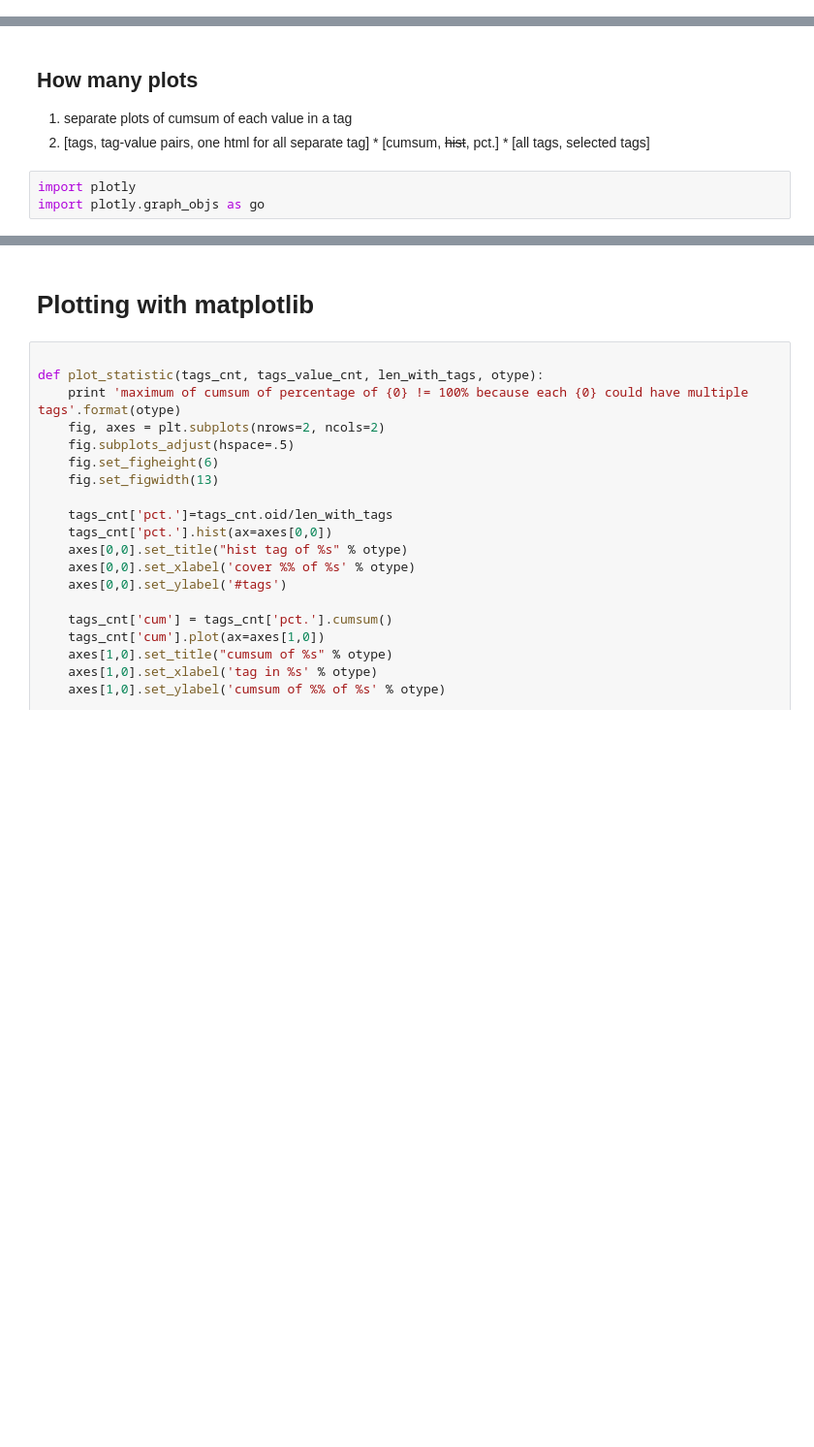
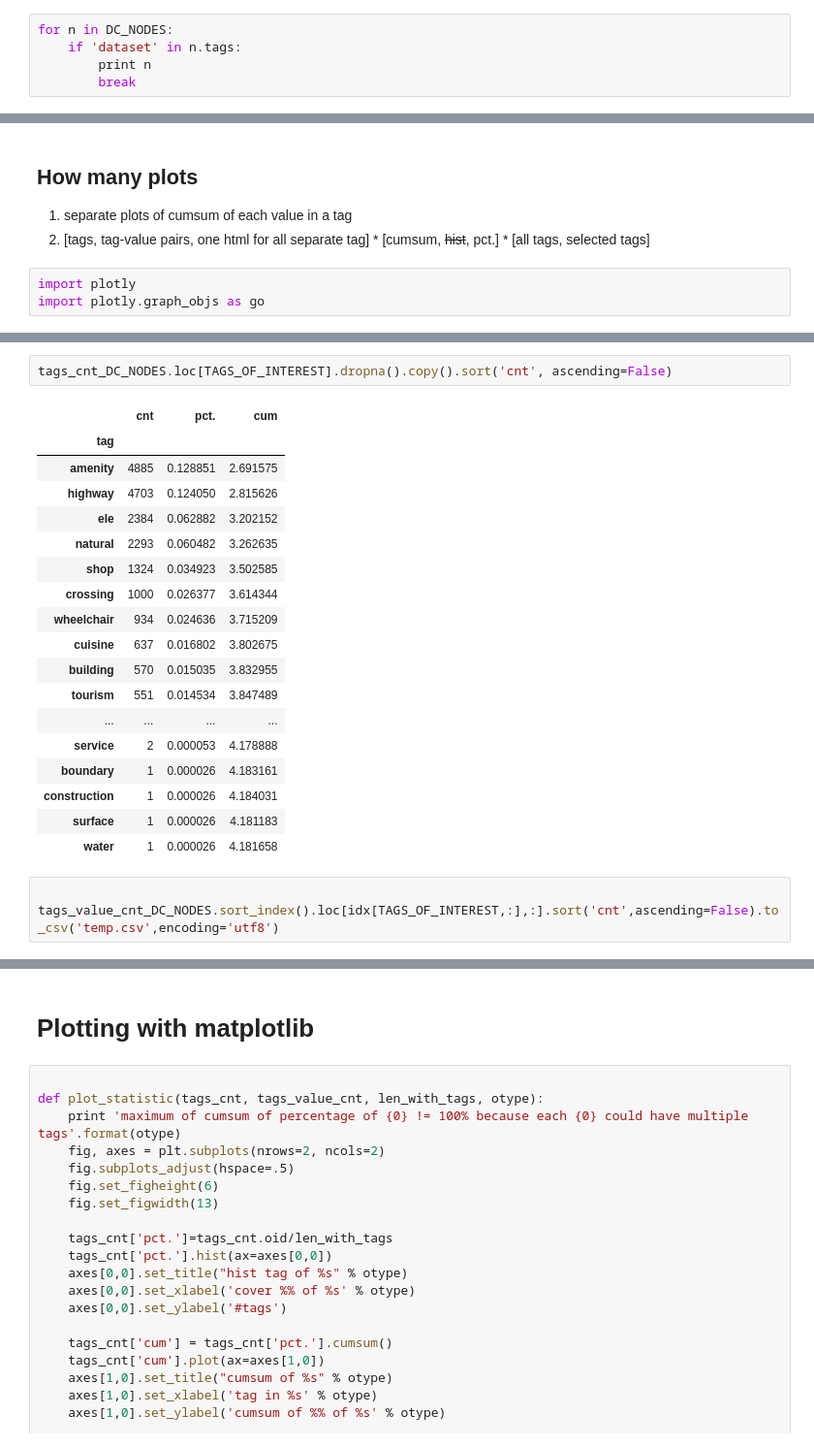
Before and after one commit to JHWu92/Cycling-Safe, a Jupyter notebook: OSM/DC OSM Tags Distribution.ipynb, the cells around one changed output, grey strips where cells are left out. Shown at 97% size. Saved outputs shown, nothing was run; the diff lists cells and outputs as text; blank space fills up the shorter version.

```diff
--- a/OSM/DC OSM Tags Distribution.ipynb
+++ b/OSM/DC OSM Tags Distribution.ipynb
@@ -68,0 +70,5 @@ DC_WAYS = get_dc_ways(OSM_DATA.osm_objs[Way], dc_boundary)
+# %%
+for n in DC_NODES:
+    if 'dataset' in n.tags:
+        print n
+        break
@@ -205,2 +266,26 @@ plotly.offline.init_notebook_mode()
+# %%
+tags_cnt_DC_NODES.loc[TAGS_OF_INTEREST].dropna().copy().sort('cnt', ascending=False)
+# %% [output]
+|  | cnt | pct. | cum |
+| tag |  |  |  |
+| amenity | 4885 | 0.128851 | 2.691575 |
+| highway | 4703 | 0.124050 | 2.815626 |
+| ele | 2384 | 0.062882 | 3.202152 |
+| natural | 2293 | 0.060482 | 3.262635 |
+| shop | 1324 | 0.034923 | 3.502585 |
+| crossing | 1000 | 0.026377 | 3.614344 |
+| wheelchair | 934 | 0.024636 | 3.715209 |
+| cuisine | 637 | 0.016802 | 3.802675 |
+| building | 570 | 0.015035 | 3.832955 |
+| tourism | 551 | 0.014534 | 3.847489 |
+| ... | ... | ... | ... |
+| service | 2 | 0.000053 | 4.178888 |
+| boundary | 1 | 0.000026 | 4.183161 |
+| construction | 1 | 0.000026 | 4.184031 |
+| surface | 1 | 0.000026 | 4.181183 |
+| water | 1 | 0.000026 | 4.181658 |
+# %%
+
+tags_value_cnt_DC_NODES.sort_index().loc[idx[TAGS_OF_INTEREST,:],:].sort('cnt',ascending=False).to_csv('temp.csv',encoding='utf8')
 # %%
 
```
Also changed, not shown: parts of 19 cells of this notebook.
